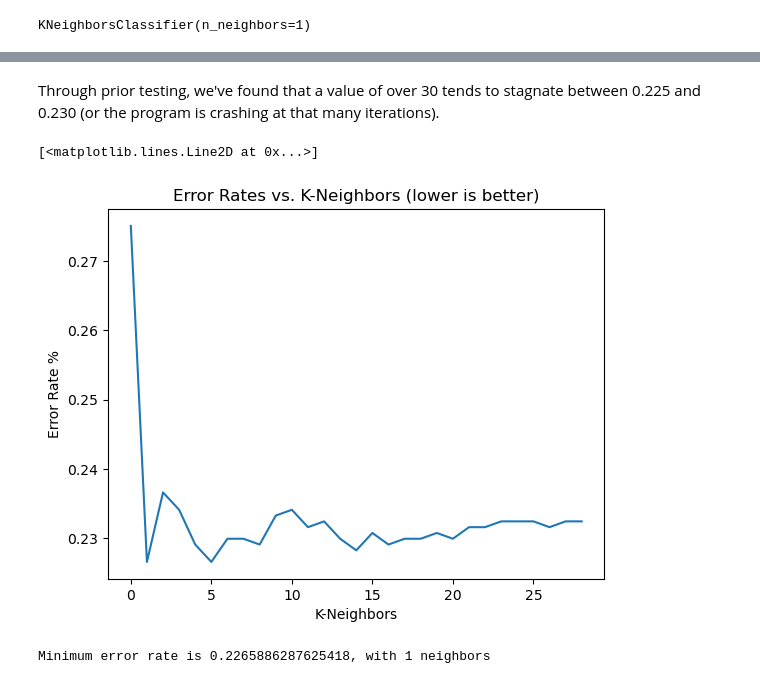
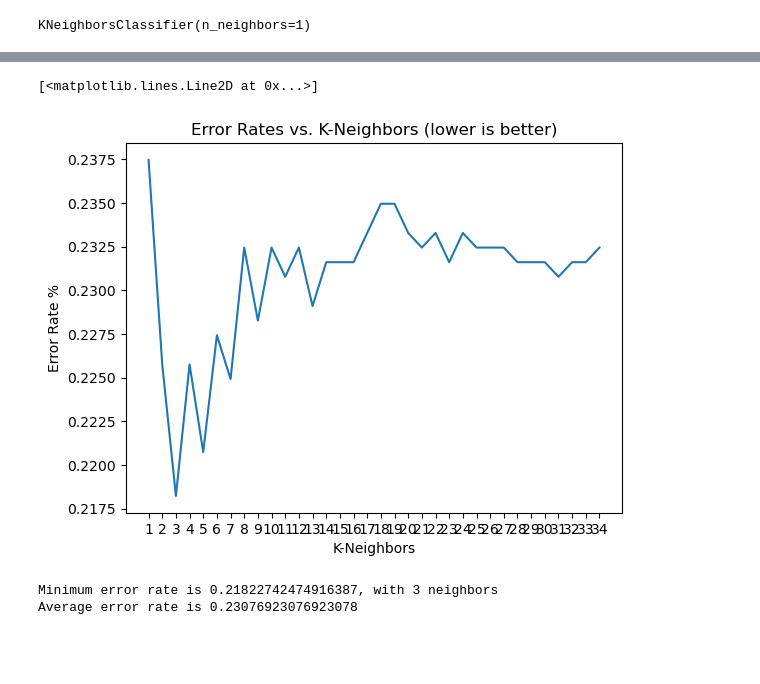
Before and after one commit to pavalos6401/ml-term-project, a Jupyter notebook: notebook.ipynb, the cells around one changed output, grey strips where cells are left out. Saved outputs shown, nothing was run; the diff lists cells and outputs as text; code cells hidden in the pictures; blank space fills up the shorter version.

```diff
--- a/notebook.ipynb
+++ b/notebook.ipynb
@@ -89,8 +89,7 @@ false positives: 0.1383442265795207
-# %% [markdown]
-Through prior testing, we've found that a value of over 30 tends to stagnate between 0.225 and 0.230 (or the program is crashing at that many iterations).
 # %%
 error_rates = []
-for k_neighbors in np.arange(1, 30):
+k_range = np.arange(1, 35)
+for k_neighbors in k_range:
     knn_model = KNeighborsClassifier(n_neighbors=k_neighbors)
     knn_model.fit(X_train, y_train)
     predictions = knn_model.predict(X_test)
@@ -98,14 +97,18 @@ for k_neighbors in np.arange(1, 30):
 # %%
 plt.title("Error Rates vs. K-Neighbors (lower is better)")
 plt.xlabel("K-Neighbors")
 plt.ylabel("Error Rate %")
-plt.plot(error_rates)
+plt.xticks(k_range)
+plt.plot(k_range, error_rates)
 # %% [output]
 [<matplotlib.lines.Line2D at 0x...>]
-[figure, old version]
+[figure, new version]
 # %%
-k = np.where(error_rates == np.min(error_rates))[0][0]
-min_err = error_rates[k]
+i = np.where(error_rates == np.min(error_rates))[0][0]  # index of minimum
+min_err = error_rates[i]  # Minimum error rate
+k = i + 1                 # K neighbors
 print(f"Minimum error rate is {min_err}, with {k} neighbors")
+print(f"Average error rate is {np.average(error_rates)}")
 # %% [output]
-Minimum error rate is 0.2265886287625418, with 1 neighbors
+Minimum error rate is 0.21822742474916387, with 3 neighbors
+Average error rate is 0.23076923076923078
```
Also changed, not shown: parts of 2 cells of this notebook.
